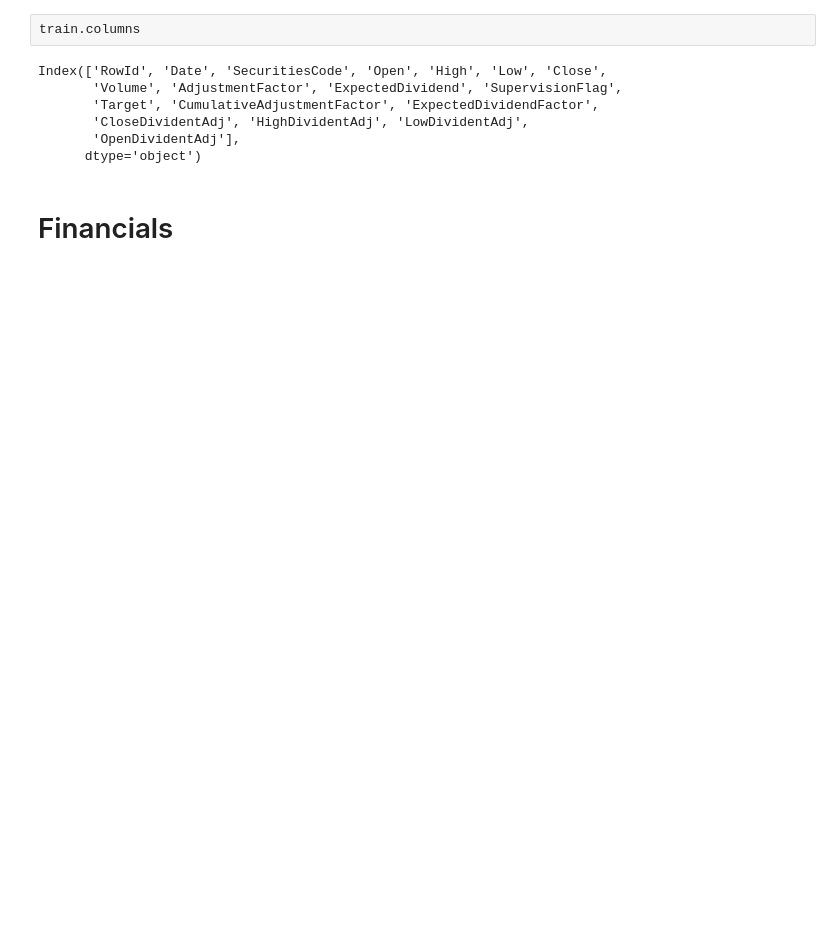
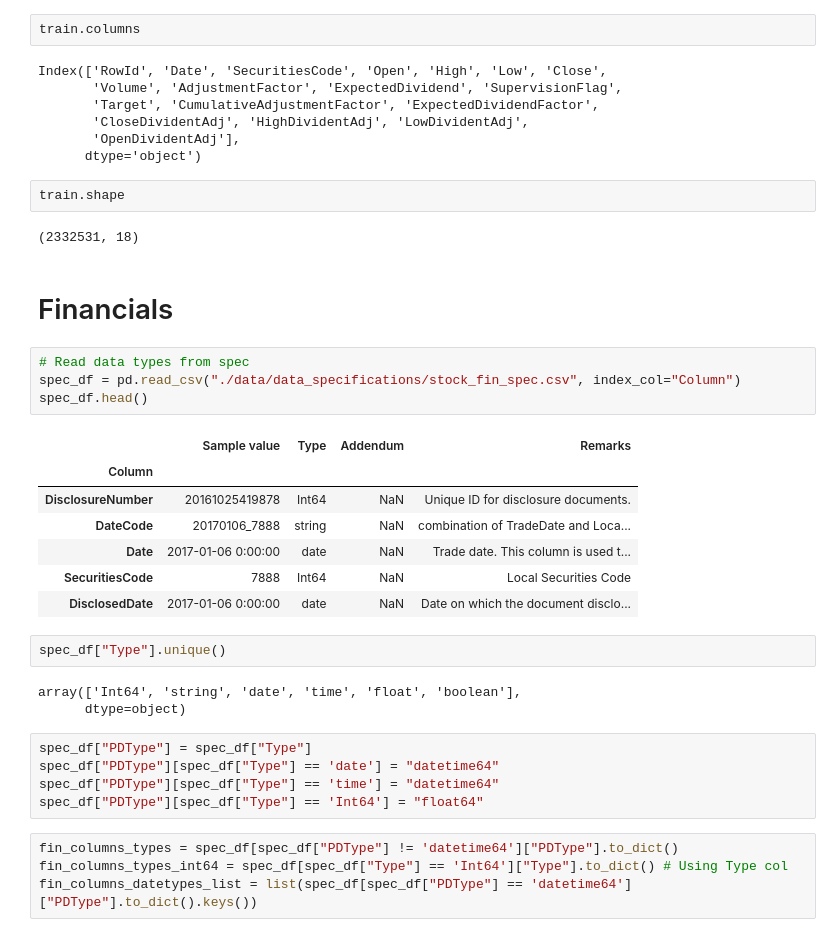
Before and after one commit to pandeydivesh15/machine-learning-practice, a Jupyter notebook: kaggle/jpx-tokyo-stock-exchange-prediction/v1.0.ipynb, the cells around one changed output. Cells and saved outputs as stored; diff of their text form; blank space fills up the shorter version.

Commit message:
[JPX Tokyo] Staring to read financials file

```diff
--- a/kaggle/jpx-tokyo-stock-exchange-prediction/v1.0.ipynb
+++ b/kaggle/jpx-tokyo-stock-exchange-prediction/v1.0.ipynb
@@ -153,5 +153,35 @@ Index(['RowId', 'Date', 'SecuritiesCode', 'Open', 'High', 'Low', 'Close',
        'CloseDividentAdj', 'HighDividentAdj', 'LowDividentAdj',
        'OpenDividentAdj'],
       dtype='object')
+# %%
+train.shape
+# %% [output]
+(2332531, 18)
 # %% [markdown]
 # Financials
+# %%
+# Read data types from spec
+spec_df = pd.read_csv("./data/data_specifications/stock_fin_spec.csv", index_col="Column")
+spec_df.head()
+# %% [output]
+|  | Sample value | Type | Addendum | Remarks |
+| Column |  |  |  |  |
+| DisclosureNumber | 20161025419878 | Int64 | NaN | Unique ID for disclosure documents. |
+| DateCode | 20170106_7888 | string | NaN | combination of TradeDate and Loca... |
+| Date | 2017-01-06 0:00:00 | date | NaN | Trade date. This column is used t... |
+| SecuritiesCode | 7888 | Int64 | NaN | Local Securities Code |
+| DisclosedDate | 2017-01-06 0:00:00 | date | NaN | Date on which the document disclo... |
+# %%
+spec_df["Type"].unique()
+# %% [output]
+array(['Int64', 'string', 'date', 'time', 'float', 'boolean'],
+      dtype=object)
+# %%
+spec_df["PDType"] = spec_df["Type"]
+spec_df["PDType"][spec_df["Type"] == 'date'] = "datetime64"
+spec_df["PDType"][spec_df["Type"] == 'time'] = "datetime64"
+spec_df["PDType"][spec_df["Type"] == 'Int64'] = "float64"
+# %%
+fin_columns_types = spec_df[spec_df["PDType"] != 'datetime64']["PDType"].to_dict()
+fin_columns_types_int64 = spec_df[spec_df["Type"] == 'Int64']["Type"].to_dict() # Using Type col
+fin_columns_datetypes_list = list(spec_df[spec_df["PDType"] == 'datetime64']["PDType"].to_dict().keys())
```
Also changed, not shown: parts of 9 cells of this notebook.
